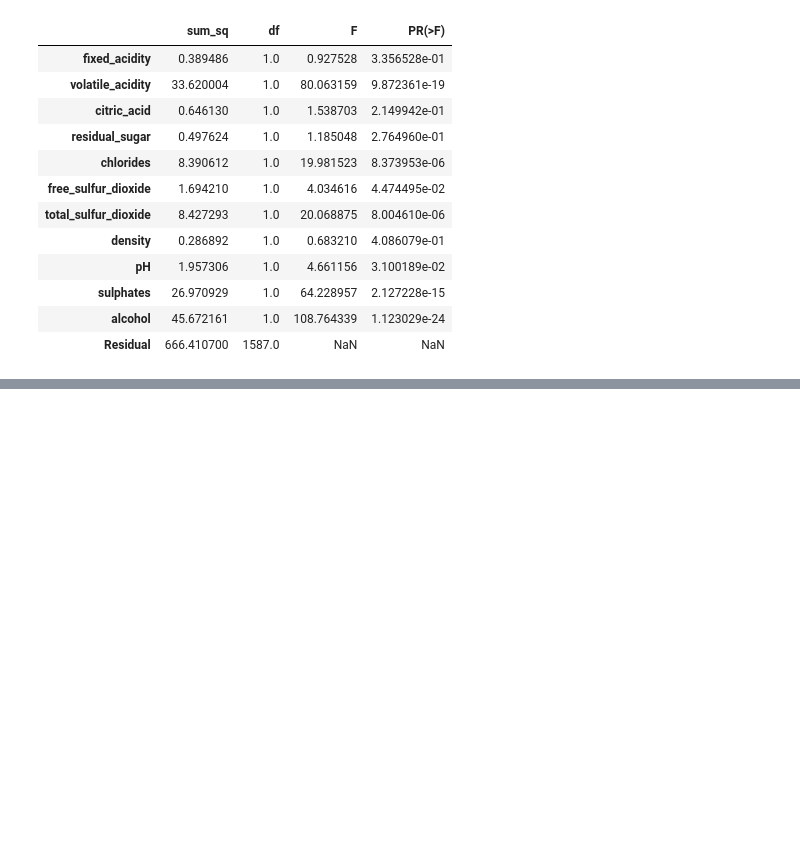
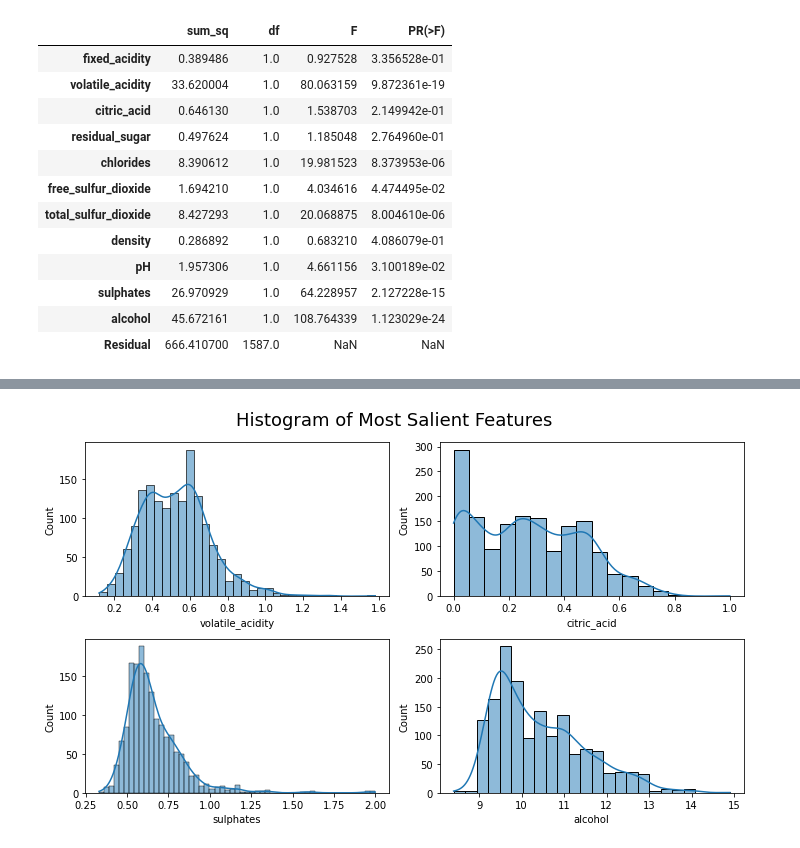
Before and after one commit to ollin23/DSC611, a Jupyter notebook: week2/Week 2.ipynb, the cells around one changed output, grey strips where cells are left out. Saved outputs shown, nothing was run; the diff lists cells and outputs as text; code cells hidden in the pictures; blank space fills up the shorter version.

```diff
--- a/week2/Week 2.ipynb
+++ b/week2/Week 2.ipynb
@@ -308,13 +224,0 @@ plt.show()
-# %%
-f, axs = plt.subplots(4,3, figsize=(10,12))
-row = 0
-col = 0
-for i, column in enumerate(data.columns):
-    sns.histplot(data[column], ax=axs[row, col], kde=True)
-    col += 1
-    if (i+1) % 3 == 0:
-        row +=1
-        col = 0
-
-plt.tight_layout()
-plt.show()
@@ -323,9 +224,0 @@ plt.show()
-# %%
-f, axs = plt.subplots(5,1, figsize=(10,12))
-row = 0
-col = 0
-for i, column in enumerate(data_cor.columns):
-    sns.histplot(data_cor[column], ax=axs[i], kde=True)
-
-plt.tight_layout()
-plt.show()
@@ -338,0 +266,20 @@ sns.pairplot(data=data_cor)
+# %%
+f, axs = plt.subplots(2,2, figsize=(10,6))
+x, y = 0, 0
+for col in df.columns:
+    if col != "quality":
+        sns.histplot(data=df,
+                     kde=True,
+                     x=col,
+                     ax=axs[x,y],
+                     palette='Set2')
+        y += 1
+        if y > 1:
+            x += 1
+            y = 0
+
+plt.suptitle("Histogram of Most Salient Features", size=18)
+f.tight_layout()
+plt.show()
+# %% [output]
+[figure, added]
```
Also changed, not shown: parts of 54 cells of this notebook, 5 other files.
